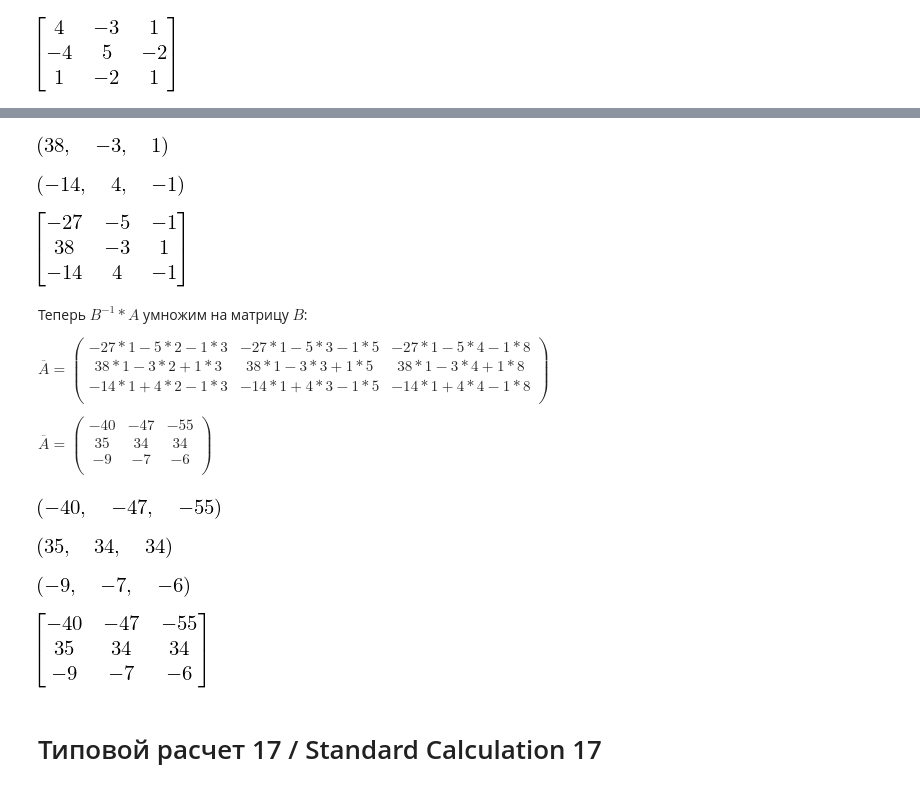
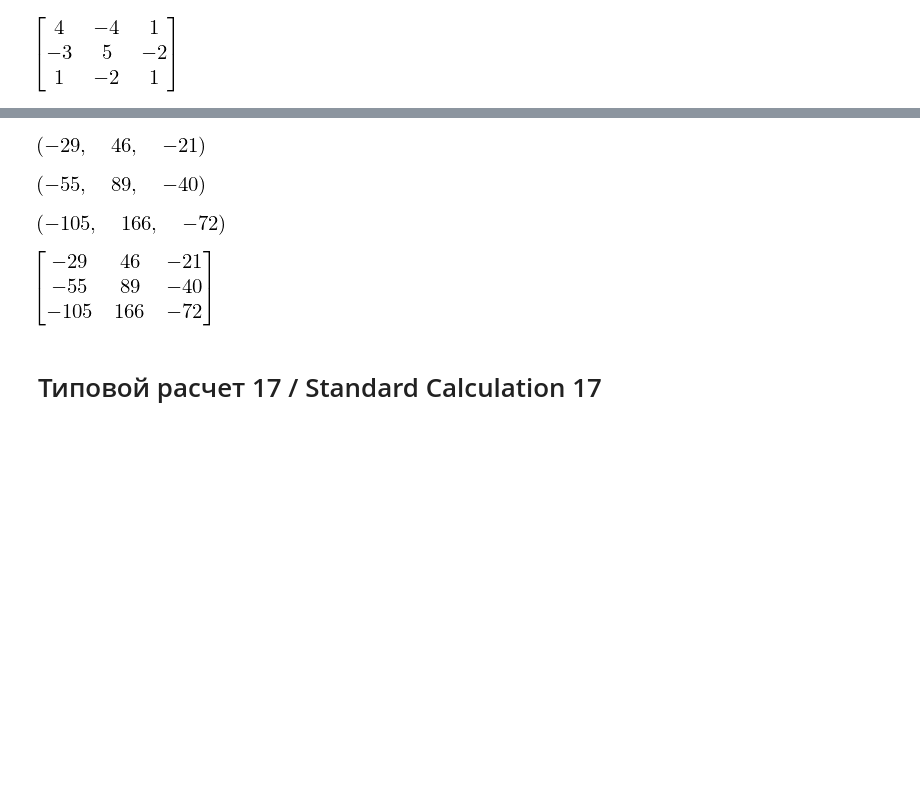
Before and after one commit to OlgaBelitskaya/math_20182019, a Jupyter notebook: linearalgebra_practice116117118.ipynb, the cells around one changed output, grey strips where cells are left out. Cells and saved outputs as stored; diff of their text form; code cells hidden in the pictures; blank space fills up the shorter version.

```diff
--- a/linearalgebra_practice116117118.ipynb
+++ b/linearalgebra_practice116117118.ipynb
@@ -164,45 +190,19 @@ $= \begin{pmatrix}
 # %%
--4 * (-3)  + 5 * 4 - 2 * (-3), -4 * (-4) + 5 * (-3) - 2 * 2, -4 * (-1)  + 5 * (-3) - 2 * (-6)
+-4 * 4 - 4 * (-3) - 25 * 1, -4 * (-4) - 4 * 5 - 25 * (-2), -4 * 1 - 4 * (-2) - 25 * 1
 # %% [output]
-[figure, old version]
+[figure, new version]
-# %%
-1 * (-3)  -2 * 4 + 1 * (-3), 1 * (-4) - 2 * (-3) + 1 * 2, 1 * (-1)  - 2 * (-3) + 1 * (-6)
-# %% [output]
-[figure, removed]
+# %%
+-6 * 4 - 3 * (-3) - 40 * 1, -6 * (-4) - 3 * 5 - 40 * (-2), -6 * 1 - 3 * (-2) - 40 * 1
+# %% [output]
+[figure, added]
+# %%
+-11 * 4 + 0 * (-3) - 61 * 1, -11 * (-4) + 0 * 5 - 61 * (-2), -11 * 1 + 0 * (-2) - 61 * 1
+# %% [output]
+[figure, added]
 # %%
-B.inv() * A
+B * A * B.inv()
 # %% [output]
-[figure, old version]
+[figure, new version]
-# %% [markdown]
-Теперь $B^{-1} * A$ умножим на матрицу $B$:
-
-$\overline{A} = \begin{pmatrix}
--27 * 1 - 5 * 2 - 1 * 3 & -27 * 1 - 5 * 3 - 1 * 5 & -27 * 1 - 5 * 4 - 1 * 8 \\
-38 * 1 - 3 * 2 + 1 * 3 & 38 * 1 - 3 * 3 + 1 * 5 & 38 * 1 - 3 * 4  + 1 * 8 \\
--14 * 1 + 4 * 2 - 1 * 3 & -14 * 1 + 4 * 3 - 1 * 5 & -14 * 1 + 4 * 4 - 1 * 8 \\
-\end{pmatrix} $
-
-$\overline{A} = \begin{pmatrix}
--40 & -47 & -55 \\
-35 & 34 & 34 \\
--9 & -7 & -6 \\
-\end{pmatrix} $
-# %%
--27 * 1  - 5 * 2 - 1 * 3, -27 * 1  - 5 * 3 - 1 * 5, -27 * 1  - 5 * 4 - 1 * 8
-# %% [output]
-[figure, removed]
-# %%
-38 * 1 - 3 * 2 + 1 * 3 , 38 * 1 - 3 * 3 + 1 * 5, 38 * 1 - 3 * 4  + 1 * 8
-# %% [output]
-[figure, removed]
-# %%
--14 * 1 + 4 * 2 - 1 * 3, -14 * 1 + 4 * 3 - 1 * 5, -14 * 1 + 4 * 4 - 1 * 8
-# %% [output]
-[figure, removed]
-# %%
-B.inv() * A * B
-# %% [output]
-[figure, removed]
 # %% [markdown]
 # Типовой расчет 17 / Standard Calculation 17
 # %% [markdown]
```
Also changed, not shown: parts of 12 cells of this notebook.
